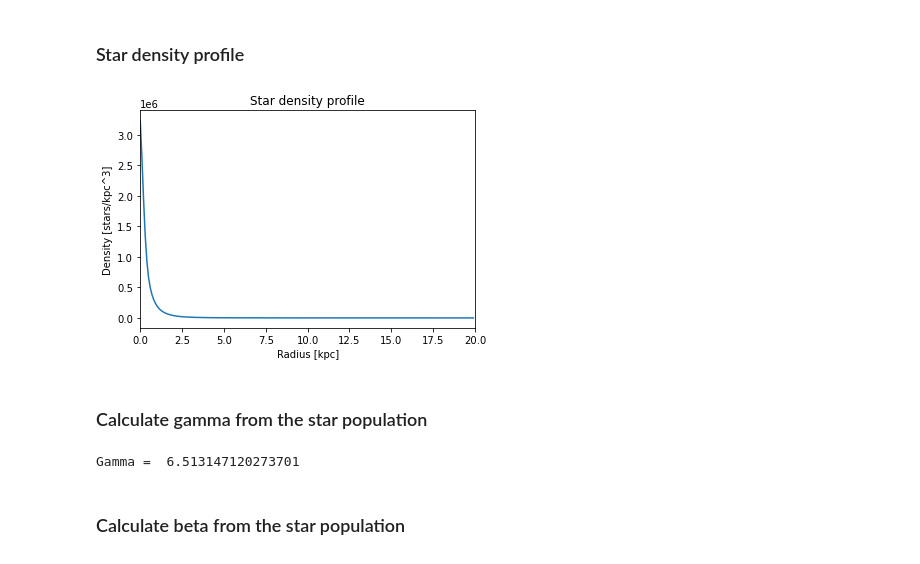
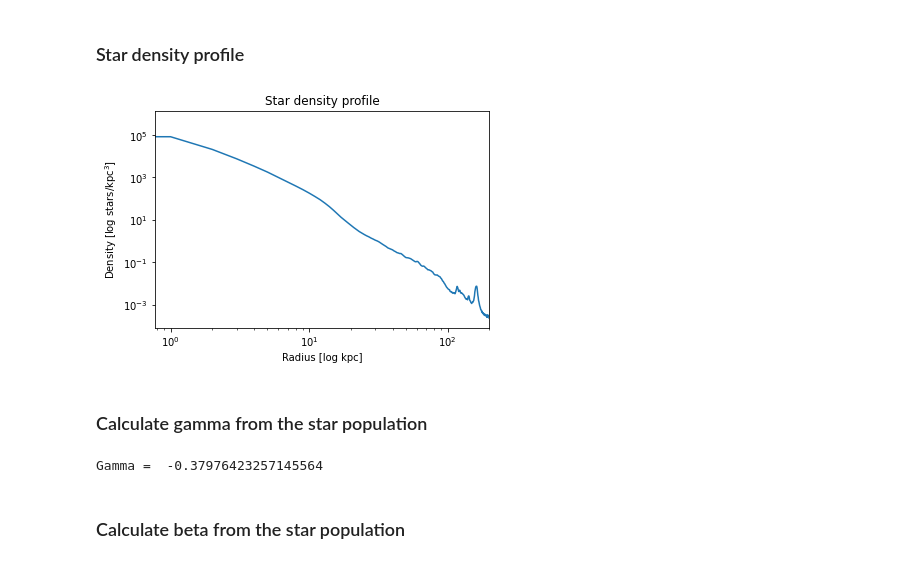
Before and after one commit to aeden2019/fire_mass, a Jupyter notebook: fire_mass.ipynb, the cells around one changed output. Cells and saved outputs as stored; diff of their text form; code cells hidden in the pictures.

```diff
--- a/fire_mass.ipynb
+++ b/fire_mass.ipynb
@@ -67,5 +67,5 @@ Note: in both graphing codes below:
 # %%
 # Define the bin edges
 rmin = 0  # minimum radius
-rmax = 20  # maximum radius
+rmax = 200  # maximum radius
 bins = 200  # number of bins
@@ -78,23 +73,23 @@ bins = 200  # number of bins
 ### Star density profile
 # %%
 # Compute radial distance
-radialStar = np.sqrt((starPos[:,0])**2 + (starPos[:,1])**2 + (starPos[:,2])**2)
+starRadial = np.sqrt((starPos[:,0])**2 + (starPos[:,1])**2 + (starPos[:,2])**2)
 
 # Compute the density profile
-counts, edges = np.histogram(radialStar, bins=bins, range=(rmin, rmax))
+counts, edges = np.histogram(starRadial, bins=bins, range=(rmin, rmax))
 volume = 4.0/3.0 * np.pi * (np.power(edges[1:], 3) - np.power(edges[:-1], 3))
 density = counts / volume
 
 # Plot the density profile
 fig, ax = plt.subplots()
-ax.plot(edges[:-1], density)
-ax.set_xlabel('Radius [kpc]')
-ax.set_ylabel('Density [stars/kpc^3]')
+ax.loglog(edges[:-1], density)
+ax.set_xlabel('Radius [log kpc]')
+ax.set_ylabel('Density [log stars/kpc$^3$]')
 ax.set_xlim(rmin, rmax)
 plt.title('Star density profile')
 plt.show()
 # %% [output]
-[figure, old version]
+[figure, new version]
 # %% [markdown]
 ### Calculate gamma from the star population
 # %%
@@ -108,8 +103,10 @@ popt, pcov = curve_fit(objective, edges[1:], density)
 # Assign gamma from the stellar data fit
 gamma = popt[0]
 print("Gamma = ", gamma)
+
+# Try log fitting instead
 # %% [output]
-Gamma =  6.513147120273701
+Gamma =  -0.37976423257145564
 # %% [markdown]
 ### Calculate beta from the star population
 # %%
```
Also changed, not shown: parts of 18 cells of this notebook.
